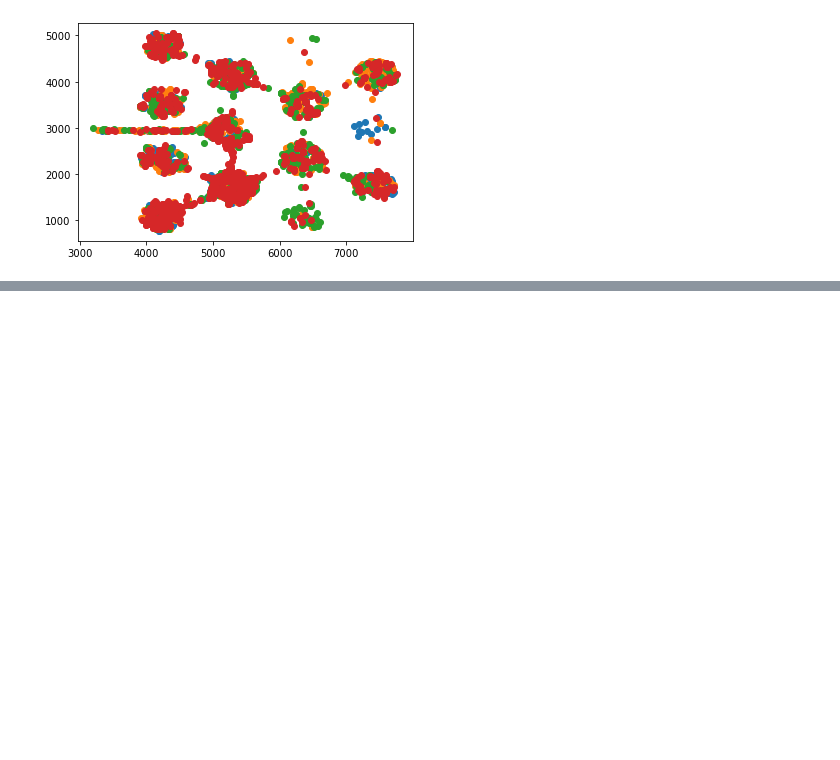
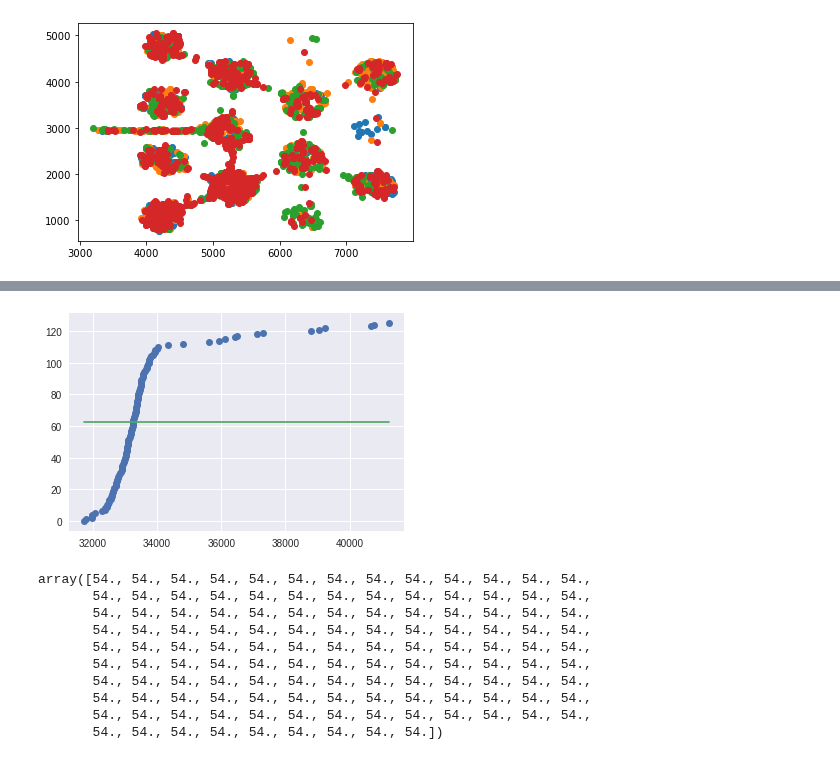
Before and after one commit to EnricoGavagnin/nest_topology_analysis, a Jupyter notebook: NTM_df_prop_calculator.ipynb, the cells around one changed output, grey strips where cells are left out. Saved outputs shown, nothing was run; the diff lists cells and outputs as text; code cells hidden in the pictures; blank space fills up the shorter version.

```diff
--- a/NTM_df_prop_calculator.ipynb
+++ b/NTM_df_prop_calculator.ipynb
@@ -294,0 +409,32 @@ for t in range(4):
+# %%
+import scipy.optimize as opt
+
+x = np.array(prop_tree[1][1:])
+y = np.array(range(len(x)))
+
+def f(x, a, b, c, d):
+    return a / (1. + np.exp(-c * (x - d))) + b
+popt, pcov = opt.curve_fit(f, x, y, method="trf")
+y_fit = f(x, *popt)
+fig, ax = plt.subplots(1, 1, figsize=(6, 4))
+ax.plot(x, y, 'o')
+ax.plot(x, y_fit, '-')
+plt.show()
+
+#plt.plot(x, y)
+#plt.plot(x, logistic(x))
+#plt.yscale('log')
+#plt.xlim([prop_tree[1][1],34000])
+logistic(x)
+# %% [output]
+[figure, added]
+array([54., 54., 54., 54., 54., 54., 54., 54., 54., 54., 54., 54., 54.,
+       54., 54., 54., 54., 54., 54., 54., 54., 54., 54., 54., 54., 54.,
+       54., 54., 54., 54., 54., 54., 54., 54., 54., 54., 54., 54., 54.,
+       54., 54., 54., 54., 54., 54., 54., 54., 54., 54., 54., 54., 54.,
+       54., 54., 54., 54., 54., 54., 54., 54., 54., 54., 54., 54., 54.,
+       54., 54., 54., 54., 54., 54., 54., 54., 54., 54., 54., 54., 54.,
+       54., 54., 54., 54., 54., 54., 54., 54., 54., 54., 54., 54., 54.,
+       54., 54., 54., 54., 54., 54., 54., 54., 54., 54., 54., 54., 54.,
+       54., 54., 54., 54., 54., 54., 54., 54., 54., 54., 54., 54., 54.,
+       54., 54., 54., 54., 54., 54., 54., 54., 54.])
```
Also changed, not shown: parts of 4 cells of this notebook, 3 other files.
